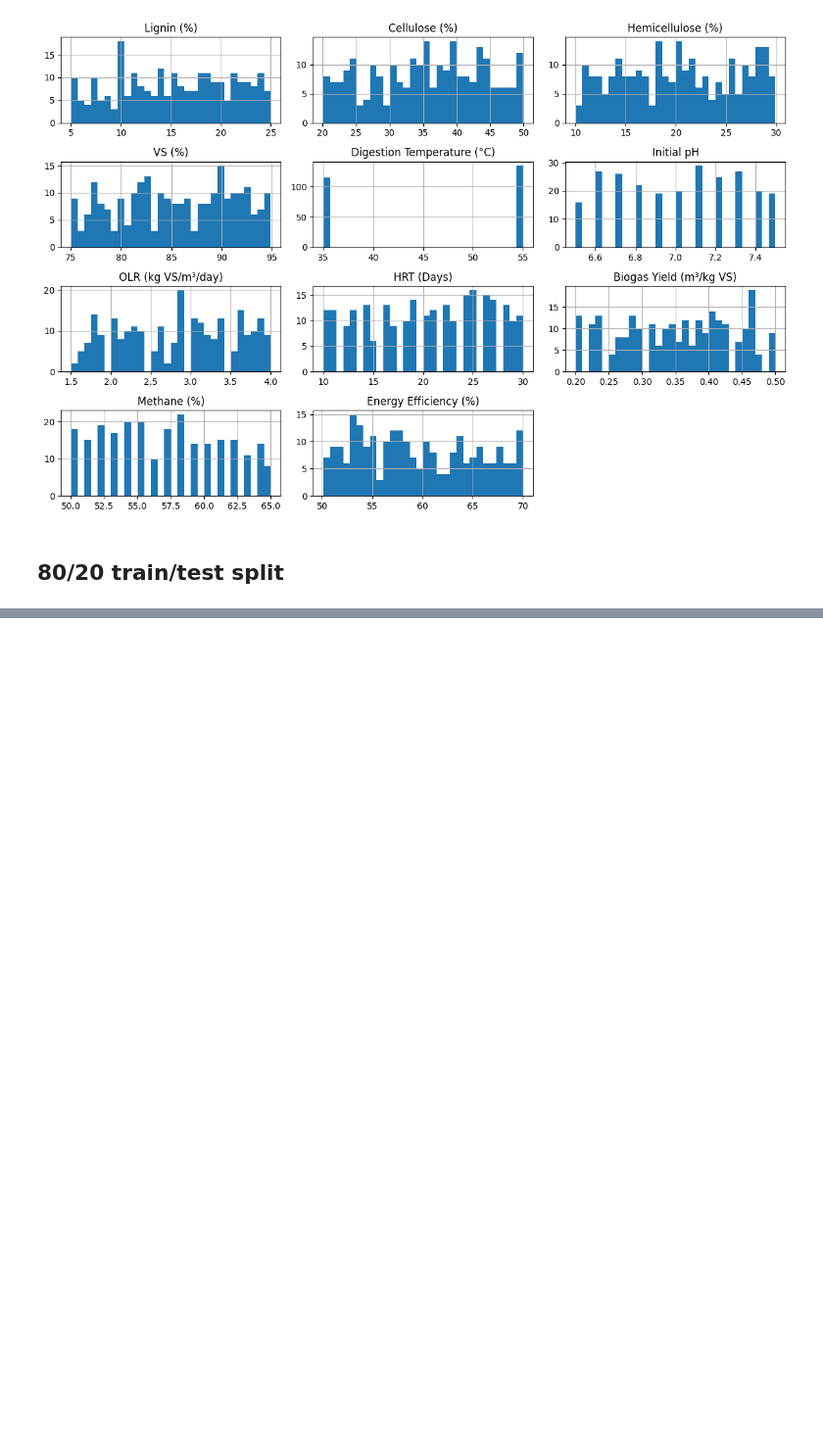
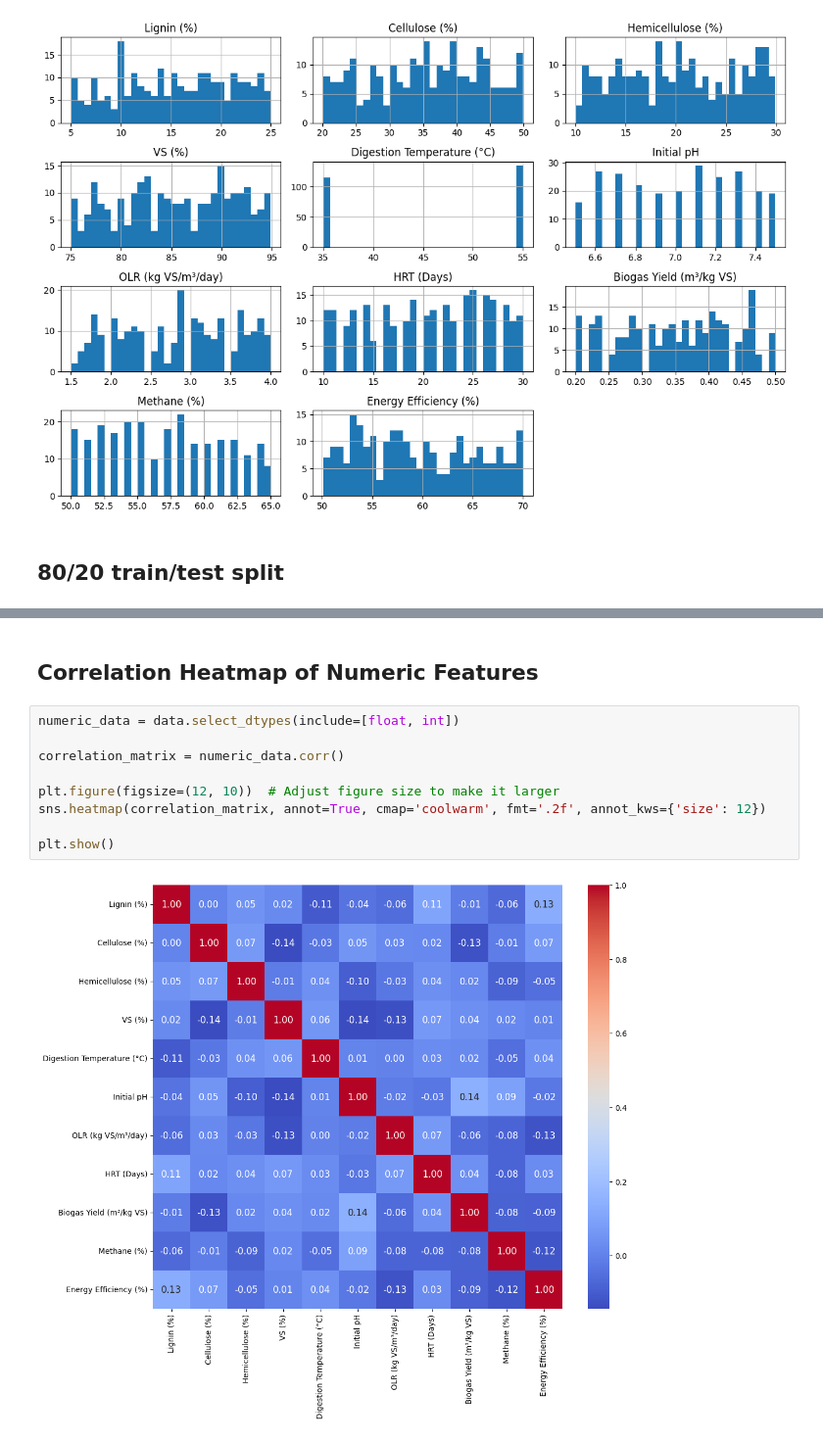
Before and after one commit to alireza8686/biogas-biocomposite-prediction, a Jupyter notebook: main.ipynb, the cells around one changed output, grey strips where cells are left out. Shown at 98% size. Saved outputs shown, nothing was run; the diff lists cells and outputs as text; blank space fills up the shorter version.

```diff
--- a/main.ipynb
+++ b/main.ipynb
@@ -64,0 +91,13 @@ plt.show()
+# %% [markdown]
+## Correlation Heatmap of Numeric Features
+# %%
+numeric_data = data.select_dtypes(include=[float, int])
+
+correlation_matrix = numeric_data.corr()
+
+plt.figure(figsize=(12, 10))  # Adjust figure size to make it larger
+sns.heatmap(correlation_matrix, annot=True, cmap='coolwarm', fmt='.2f', annot_kws={'size': 12})
+
+plt.show()
+# %% [output]
+[figure, added]
```
Also changed, not shown: parts of 23 cells of this notebook.
